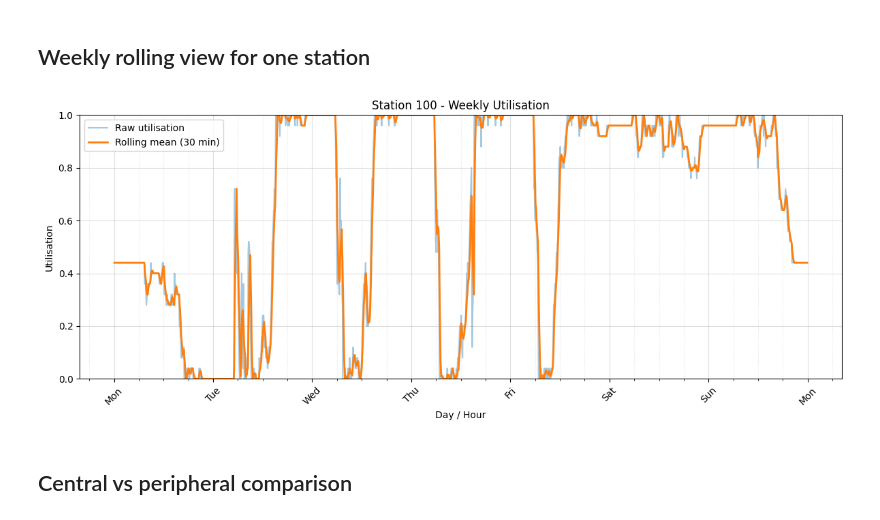
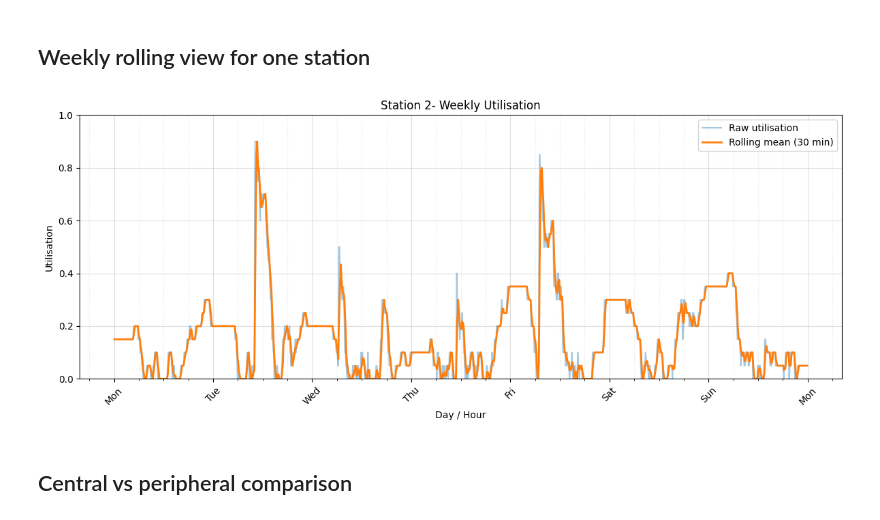
Before and after one commit to tbeliere12/dublin-bikes-availability-prediction, a Jupyter notebook: src/04_exploratory_analysis.ipynb, the cells around one changed output. Cells and saved outputs as stored; diff of their text form; code cells hidden in the pictures.

Commit message:
feat(explor): updated station ids in visualisation

```diff
--- a/src/04_exploratory_analysis.ipynb
+++ b/src/04_exploratory_analysis.ipynb
@@ -95,36 +95,36 @@ plt.show()
 # %%
 # station_id = int(df['station_id'].mode().iloc[0]) # most common station
 
-station_id = 100   # choose the station to analyze
+station_id = 2   # choose the station to analyze
 start = pd.Timestamp('2024-05-06')
 end   = pd.Timestamp('2024-05-13')
 
 station_df = df[
     (df['station_id'] == station_id) &
     (df['last_reported'] >= start) &
     (df['last_reported'] < end)
 ].sort_values('last_reported')
 
 fig, ax = plt.subplots(figsize=(12,5))
 ax.plot(station_df['last_reported'], station_df['utilisation'], alpha=0.4, label='Raw utilisation')
 ax.plot(station_df['last_reported'], station_df['roll_mean_30min'], linewidth=2, label='Rolling mean (30 min)')
 
 ax.xaxis.set_major_locator(mdates.DayLocator())
 ax.xaxis.set_major_formatter(mdates.DateFormatter('%a'))
 ax.xaxis.set_minor_locator(mdates.HourLocator(byhour=[0,6,12,18]))
 ax.grid(True, which='major', linewidth=0.8, alpha=0.4)
 ax.grid(True, which='minor', linestyle=':', alpha=0.3)
 
 ax.set_ylim(0, 1.0)
-ax.set_title(f'Station {station_id} - Weekly Utilisation')
+ax.set_title(f'Station {station_id}- Weekly Utilisation')
 ax.set_xlabel('Day / Hour')
 ax.set_ylabel('Utilisation')
 ax.legend()
 plt.setp(ax.get_xticklabels(), rotation=45)
 plt.tight_layout()
 plt.show()
 # %% [output]
-[figure, old version]
+[figure, new version]
 # %% [markdown]
 ## Central vs peripheral comparison
 # %%
```
